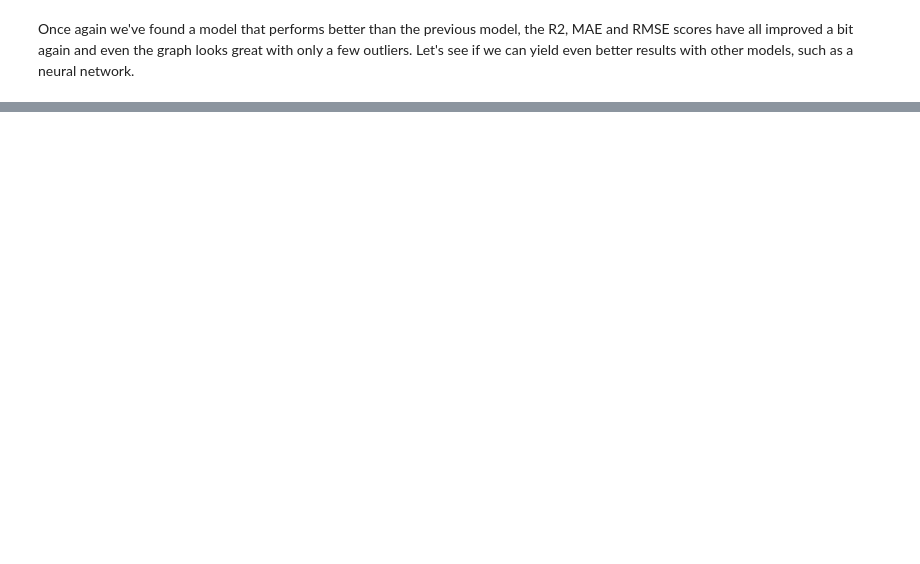
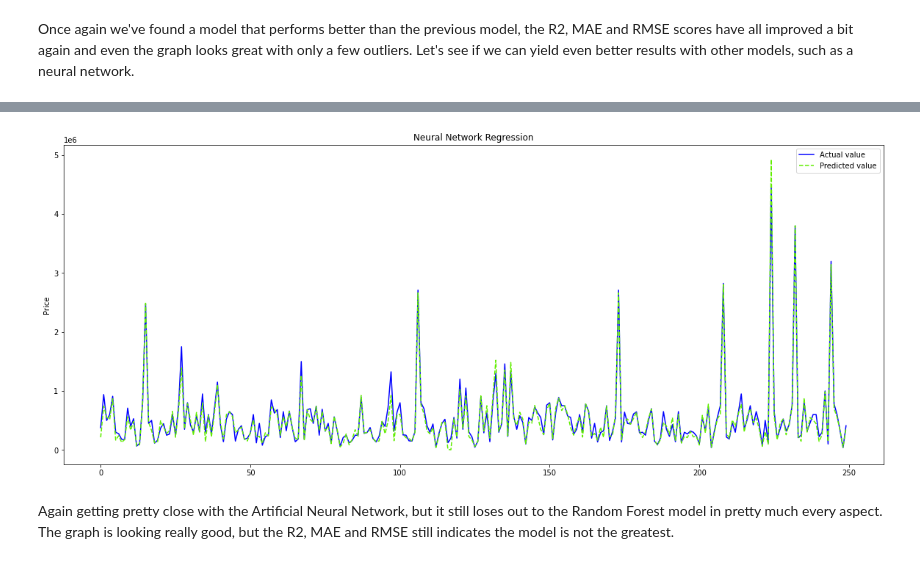
Before and after one commit to mnbuhl/used-car-price, a Jupyter notebook: selling_price/model_selection.ipynb, the cells around one changed output, grey strips where cells are left out. Drawn from its saved outputs; the diff is of its cells as text; code cells hidden in the pictures; blank space fills up the shorter version.

Commit message:
Deep neural network regression

```diff
--- a/selling_price/model_selection.ipynb
+++ b/selling_price/model_selection.ipynb
@@ -275,0 +277,17 @@ Once again we've found a model that performs better than the previous model, the
+# %%
+tf.random.set_seed(73)
+np.random.seed(73)
+keras.backend.clear_session()
+
+neural_net = keras.models.Sequential([
+    keras.layers.Dense(300, activation=tf.nn.relu, input_shape=[len(X_train_scaled[0])]),
+    keras.layers.Dense(100, activation=tf.nn.relu),
+    keras.layers.Dense(64, activation=tf.nn.relu),
+    keras.layers.Dense(1, activation="linear", kernel_initializer="normal")
+])
+
+neural_net.compile(loss="mape", optimizer=keras.optimizers.RMSprop(0.0099), metrics=['mae'])
+
+history = neural_net.fit(X_train_scaled, y_train, epochs=150, batch_size=24, verbose=0)
+
+neural_net.evaluate(X_test_scaled, y_test)
@@ -275,0 +297,8 @@ Once again we've found a model that performs better than the previous model, the
+# %%
+y_pred = neural_net.predict(X_test_scaled)
+
+np.set_printoptions(precision=2)
+pred_vs_actual = np.concatenate((y_test.reshape(len(y_test), 1), y_pred.reshape(len(y_pred), 1)), 1)
+
+print(["Actual", "Predictions"])
+print(pred_vs_actual[:8])
@@ -275,0 +344,6 @@ Once again we've found a model that performs better than the previous model, the
+# %%
+plot_results_graph('Neural Network Regression', y_test, y_pred, 1250, 1500)
+# %% [output]
+[figure, added]
+# %% [markdown]
+Again getting pretty close with the Artificial Neural Network, but it still loses out to the Random Forest model in pretty much every aspect. The graph is looking really good, but the R2, MAE and RMSE still indicates the model is not the greatest.
```
Also changed, not shown: parts of 20 cells of this notebook.
